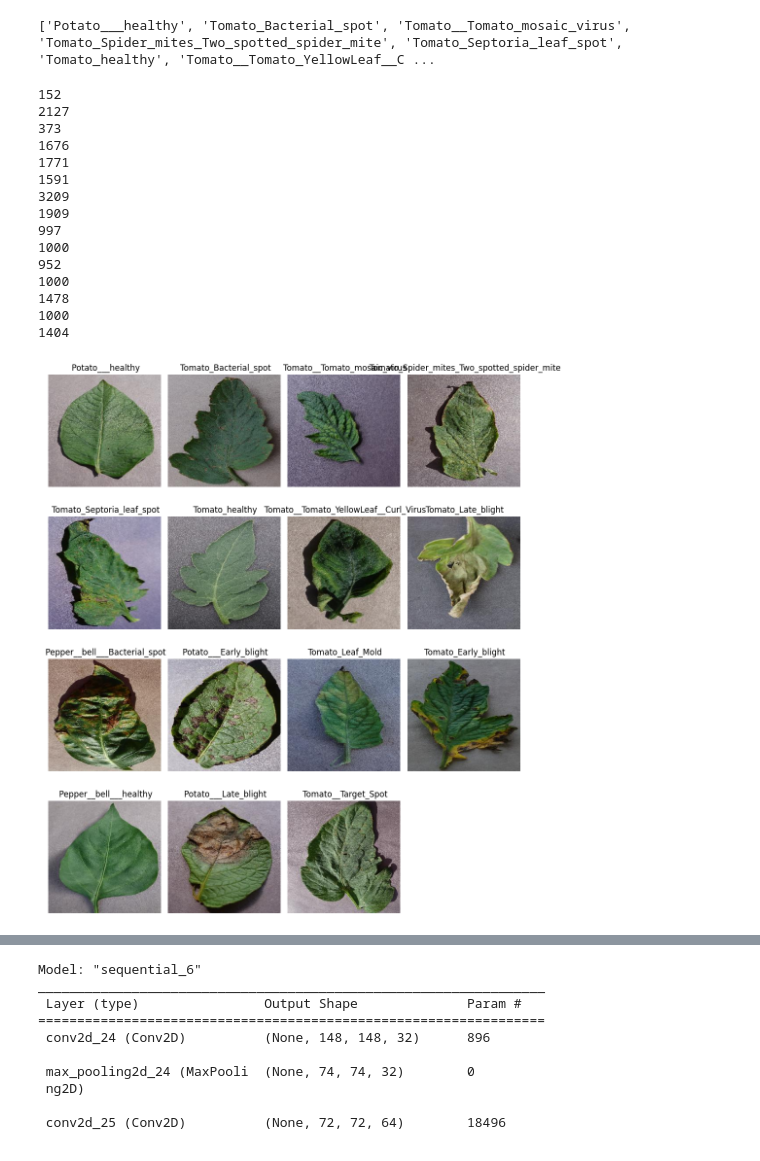
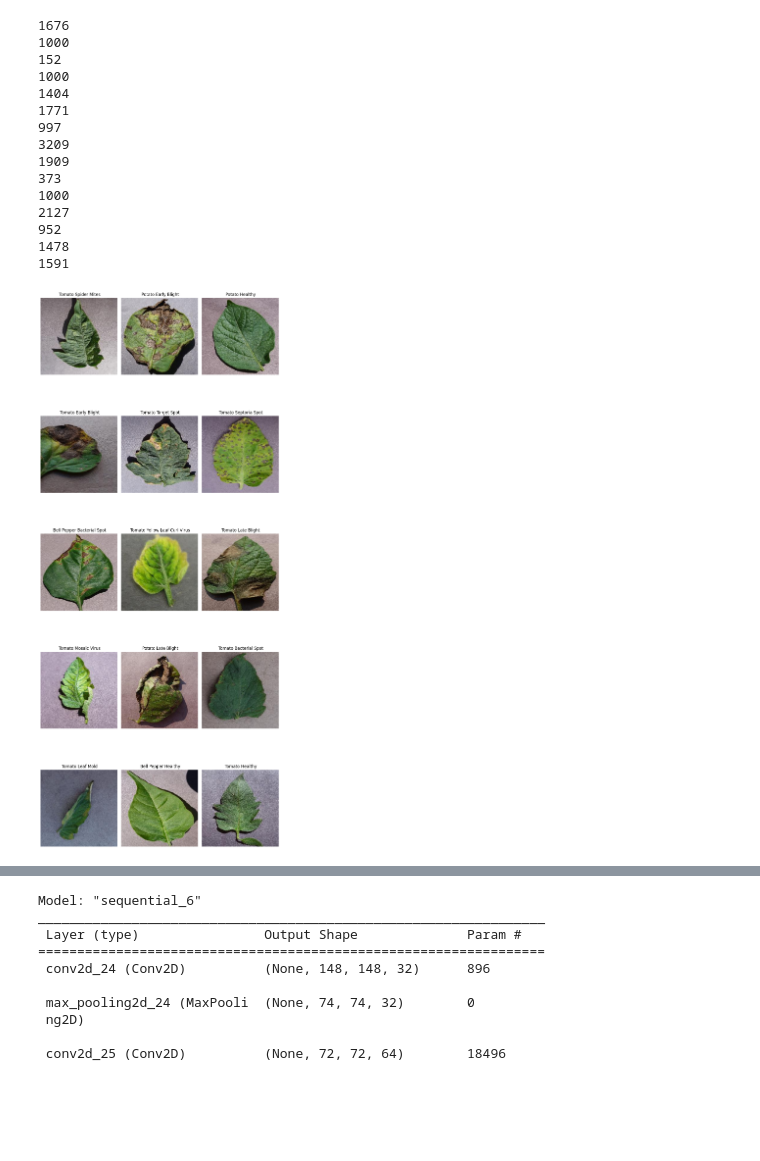
Before and after one commit to Sanchit-1441/AgriTech, a Jupyter notebook: CNN Model.ipynb, the cells around one changed output, grey strips where cells are left out. Cells and saved outputs as stored; diff of their text form; code cells hidden in the pictures; blank space fills up the shorter version.

```diff
--- a/CNN Model.ipynb
+++ b/CNN Model.ipynb
@@ -30,6 +12,5 @@ os.listdir(dataset_path)
 # %%
-import os
-
 dataset_directory = '/content/plant-village/PlantVillage'
-os.listdir(dataset_directory)
+directory_list = [dir for dir in os.listdir(dataset_directory) if not dir.startswith('.')]
+directory_list
 # %% [output]
@@ -72,31 +32,23 @@ os.listdir(dataset_directory)
-# %%
-dataset_directory = '/content/plant-village/PlantVillage'
-directory_list=os.listdir(dataset_directory)
-# %%
-print(directory_list)
-# %% [output]
-['Potato___healthy', 'Tomato_Bacterial_spot', 'Tomato__Tomato_mosaic_virus', 'Tomato_Spider_mites_Two_spotted_spider_mite', 'Tomato_Septoria_leaf_spot', 'Tomato_healthy', 'Tomato__Tomato_YellowLeaf__C ...
 # %%
 for i in directory_list:
   print(len(os.listdir(f'/content/plant-village/PlantVillage/{i}')))
 # %% [output]
+1676
+1000
 152
-2127
-373
-1676
+1000
+1404
 1771
-1591
+997
 3209
 1909
-997
+373
 1000
+2127
 952
-1000
 1478
-1000
-1404
+1591
 # %%
-import os
 import random
 import matplotlib.pyplot as plt
 import matplotlib.image as mpimg
@@ -115,36 +67,36 @@ for directory in directory_list:
     jpg_files = [f for f in os.listdir(os.path.join(base_path, directory)) if f.lower().endswith('.jpg')]
 
     if jpg_files:
         # Select a random image from the list of jpg files
         random_image = random.choice(jpg_files)
         random_images.append((directory, random_image))
 
 # Number of columns
-columns = 4  # Change this to adjust the number of columns
+columns = 3  # Change this to adjust the number of columns
 
 # Calculate the number of rows needed based on the total number of images and columns
 rows = math.ceil(len(random_images) / columns)
 
 # Display the random images with their labels in a grid structure
-plt.figure(figsize=(10, rows * 3))  # Adjust figure size based on number of rows
+plt.figure(figsize=(10, rows * 5))  # Adjust figure size based on number of rows
 
 for i, (label, image_file) in enumerate(random_images, start=1):
     # Read the image
     img_path = os.path.join(base_path, label, image_file)
     img = mpimg.imread(img_path)
 
     # Calculate the subplot position
     plt.subplot(rows, columns, i)
 
     # Display the image with the label as the title
     plt.imshow(img)
     plt.title(f' {label}')
     plt.axis('off')
 
 plt.tight_layout()
 plt.show()
 # %% [output]
-[figure, old version]
+[figure, new version]
 # %%
 import tensorflow as tf
 from tensorflow.keras.preprocessing.image import ImageDataGenerator
```
Also changed, not shown: parts of 11 cells of this notebook.
